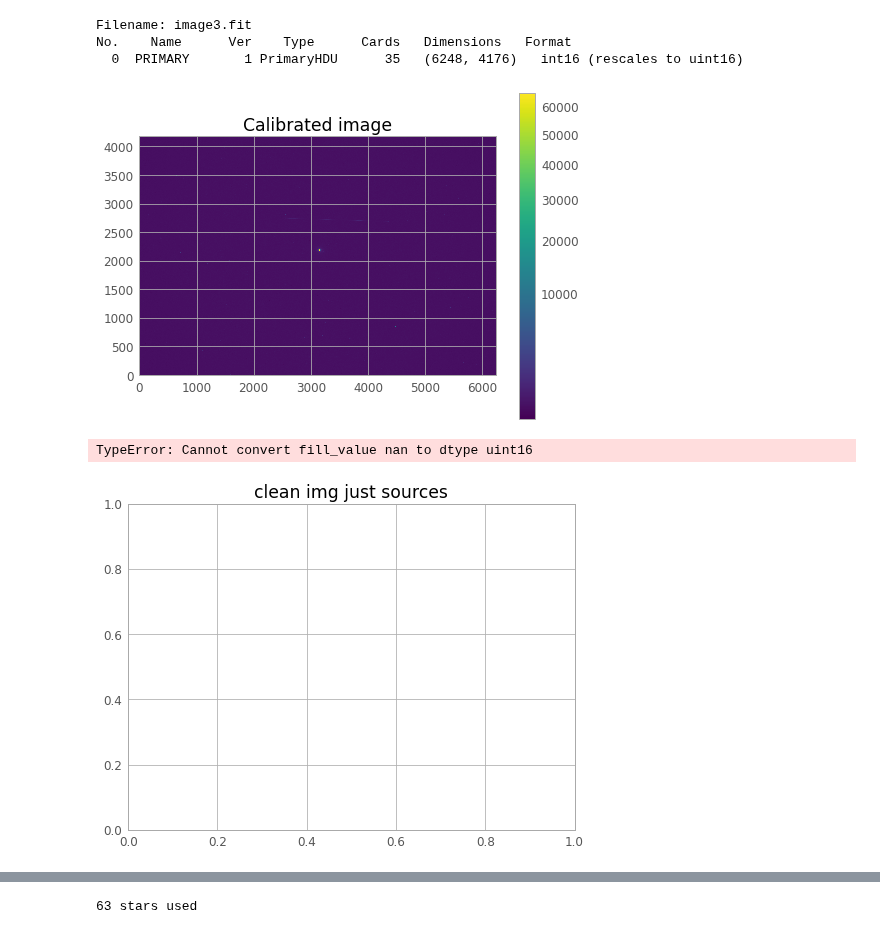
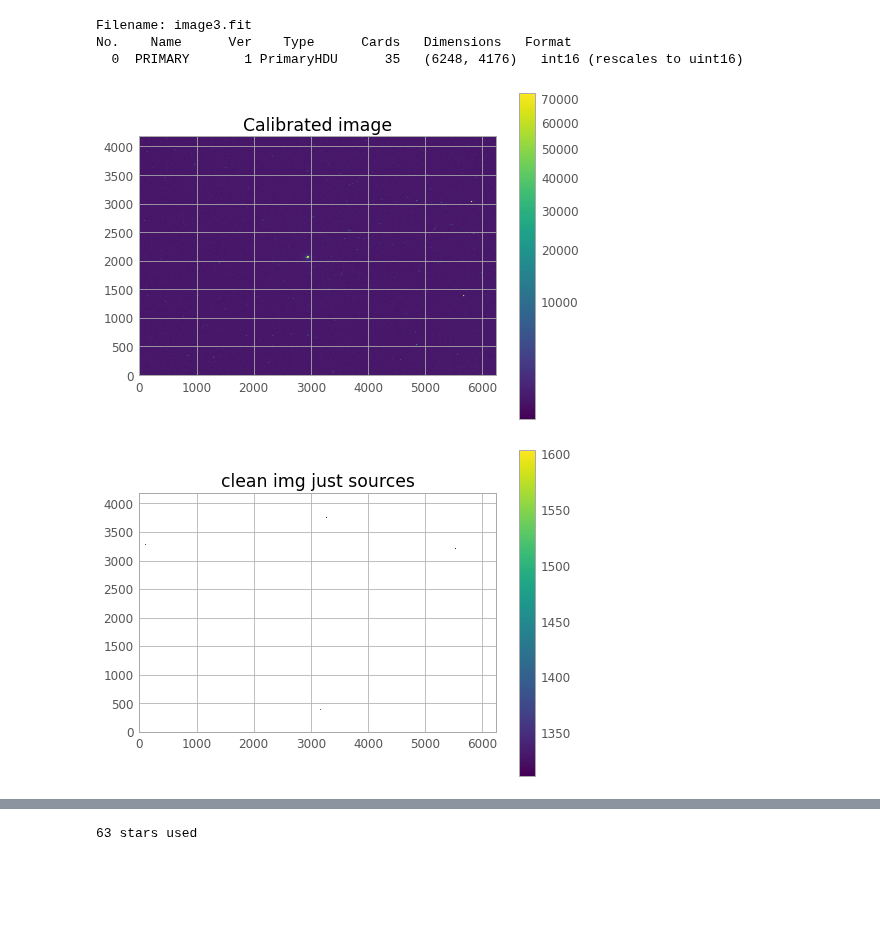
Before and after one commit to SSAEPFL/PSF, a Jupyter notebook: test-PSF-sensor-map.ipynb, the cells around one changed output, grey strips where cells are left out. Saved outputs shown, nothing was run; the diff lists cells and outputs as text; code cells hidden in the pictures; blank space fills up the shorter version.

```diff
--- a/test-PSF-sensor-map.ipynb
+++ b/test-PSF-sensor-map.ipynb
@@ -13,7 +13,8 @@ plt.style.use(astropy_mpl_style)
 hdul = fits.open('image3.fit')
 hdul.info()
 
-img = fits.getdata('image3.fit')
+img = fits.getdata(
+    '../psf-map-images/Light_ASIImg_10sec_Bin1_3.3C_gain0_2022-04-28_221347_frame0010.fit')
 
 from fonctions import *
 bias = averageFolder('bias')
@@ -34,24 +35,25 @@ plt.imshow(image_clean, norm=norm, origin='lower', cmap='viridis', interpolation
 ca = plt.colorbar()
 plt.show()
 # %% [output]
-[figure, old version]
+[figure, new version]
 # %%
 # Masking sources
-mask = make_source_mask(image_clean, nsigma=7, npixels=20, dilate_size=1)
+mask1 = make_source_mask(image_clean, nsigma=7, npixels=10, dilate_size=1)
+mask2 = make_source_mask(image_clean, nsigma=7, npixels=25, dilate_size=1)
+mask = np.logical_and(mask1, np.logical_not(mask2))
 
 # Showing the sources
 plt.figure()
 plt.title('clean img just sources')
 #inverted_masked_image = np.ma.masked_where(np.logical_not(mask), image_clean)
 inverted_masked_image = np.ma.array(image_clean, mask=np.logical_not(mask), fill_value=np.nan)
 
 plt.imshow(inverted_masked_image, origin='lower',
            cmap='viridis', interpolation='none')
 plt.colorbar()
 plt.show()
 # %% [output]
-TypeError: Cannot convert fill_value nan to dtype uint16
-[figure, old version]
+[figure, new version]
 # %%
 outcut = inverted_masked_image[2100:2300, 3000:3300]
 print(np.isnan(outcut.filled()[0:100, 0:100]).any())
```
Also changed, not shown: parts of 8 cells of this notebook, 1 other file.
